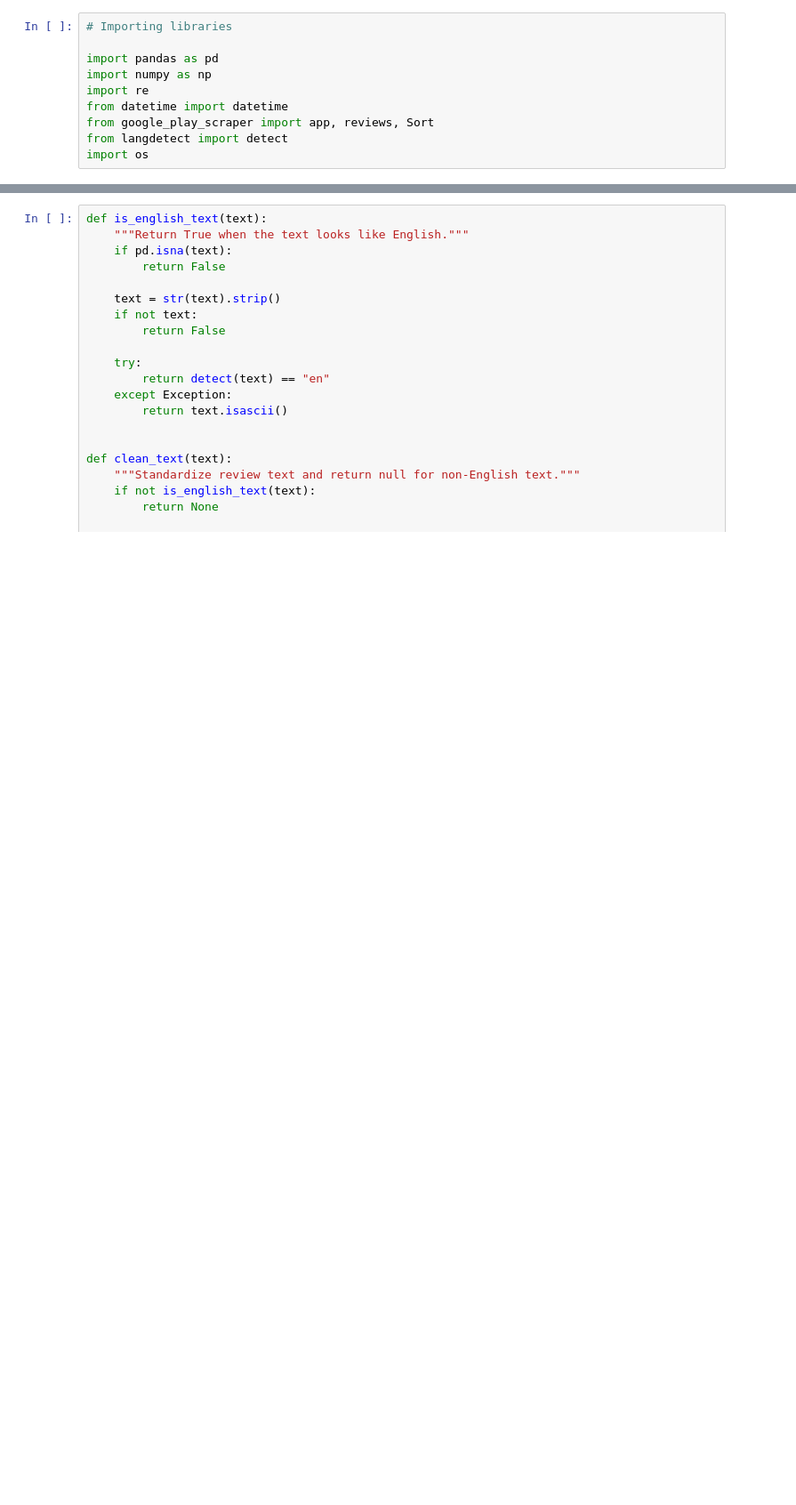
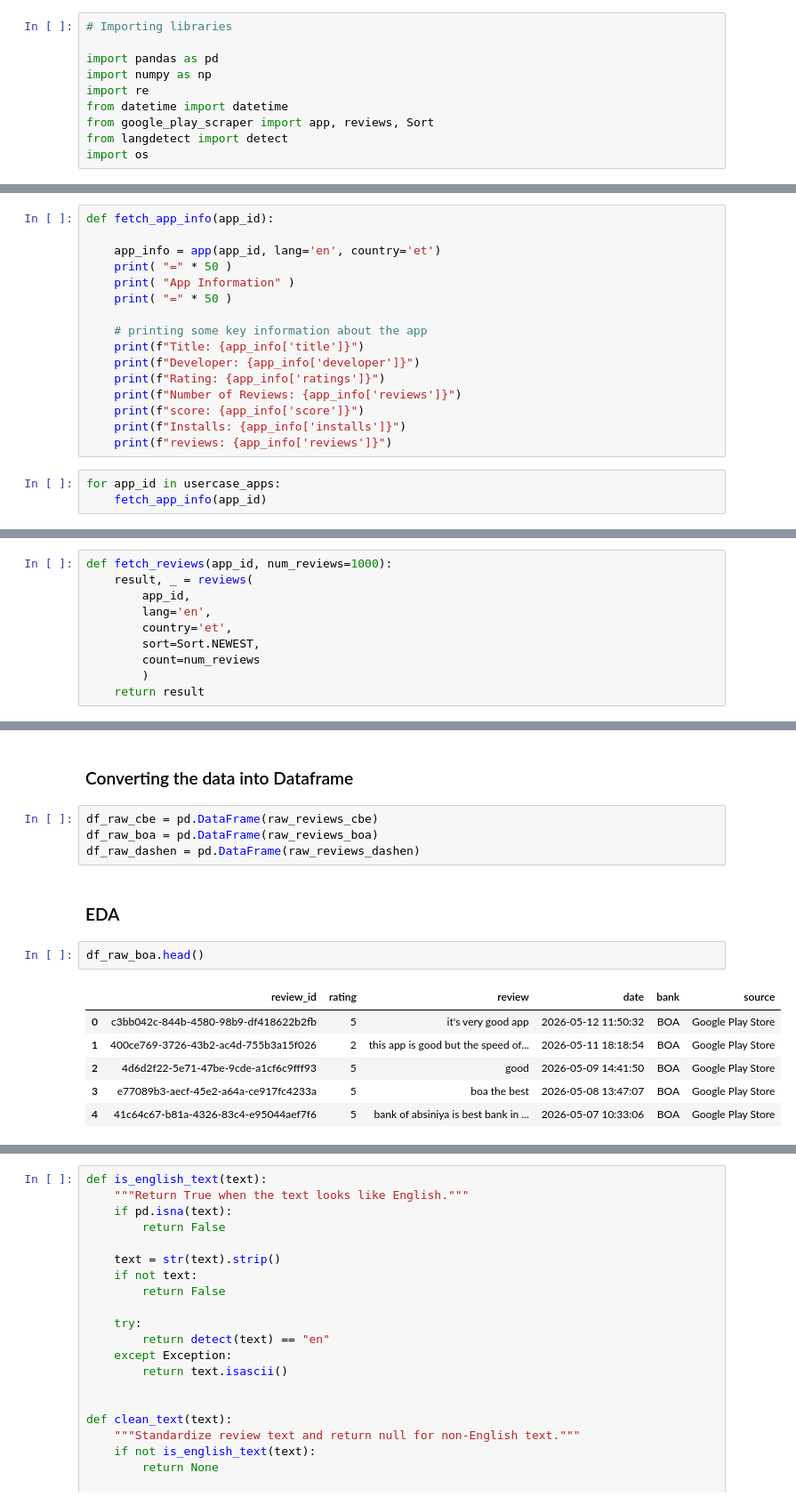
Before and after one commit to kalkidan-hub/fintech-review-analytics, a Jupyter notebook: notebooks/web_scraping.ipynb, the cells around one changed output, grey strips where cells are left out. Shown at 89% size. Saved outputs shown, nothing was run; the diff lists cells and outputs as text; blank space fills up the shorter version.

Commit message:
feat: web-scraping and data processing for all three banks

```diff
--- a/notebooks/web_scraping.ipynb
+++ b/notebooks/web_scraping.ipynb
@@ -10,0 +23,19 @@ import os
+# %%
+def fetch_app_info(app_id):
+
+    app_info = app(app_id, lang='en', country='et')
+    print( "=" * 50 )
+    print( "App Information" )
+    print( "=" * 50 )
+
+    # printing some key information about the app
+    print(f"Title: {app_info['title']}")
+    print(f"Developer: {app_info['developer']}")
+    print(f"Rating: {app_info['ratings']}")
+    print(f"Number of Reviews: {app_info['reviews']}")
+    print(f"score: {app_info['score']}")
+    print(f"Installs: {app_info['installs']}")
+    print(f"reviews: {app_info['reviews']}")
+# %%
+for app_id in usercase_apps:
+    fetch_app_info(app_id)
@@ -10,0 +62,10 @@ import os
+# %%
+def fetch_reviews(app_id, num_reviews=1000):
+    result, _ = reviews(
+        app_id,
+        lang='en',
+        country='et',
+        sort=Sort.NEWEST,
+        count=num_reviews
+        )
+    return result
@@ -10,0 +113,17 @@ import os
+# %% [markdown]
+### Converting the data into Dataframe
+# %%
+df_raw_cbe = pd.DataFrame(raw_reviews_cbe)
+df_raw_boa = pd.DataFrame(raw_reviews_boa)
+df_raw_dashen = pd.DataFrame(raw_reviews_dashen)
+# %% [markdown]
+### EDA
+# %%
+df_raw_boa.head()
+# %% [output]
+|  | review_id | rating | review | date | bank | source |
+| 0 | c3bb042c-844b-4580-98b9-df418622b2fb | 5 | it's very good app | 2026-05-12 11:50:32 | BOA | Google Play Store |
+| 1 | 400ce769-3726-43b2-ac4d-755b3a15f026 | 2 | this app is good but the speed of... | 2026-05-11 18:18:54 | BOA | Google Play Store |
+| 2 | 4d6d2f22-5e71-47be-9cde-a1cf6c9fff93 | 5 | good | 2026-05-09 14:41:50 | BOA | Google Play Store |
+| 3 | e77089b3-aecf-45e2-a64a-ce917fc4233a | 5 | boa the best | 2026-05-08 13:47:07 | BOA | Google Play Store |
+| 4 | 41c64c67-b81a-4326-83c4-e95044aef7f6 | 5 | bank of absiniya is best bank in ... | 2026-05-07 10:33:06 | BOA | Google Play Store |
```
Also changed, not shown: parts of 72 cells of this notebook.
